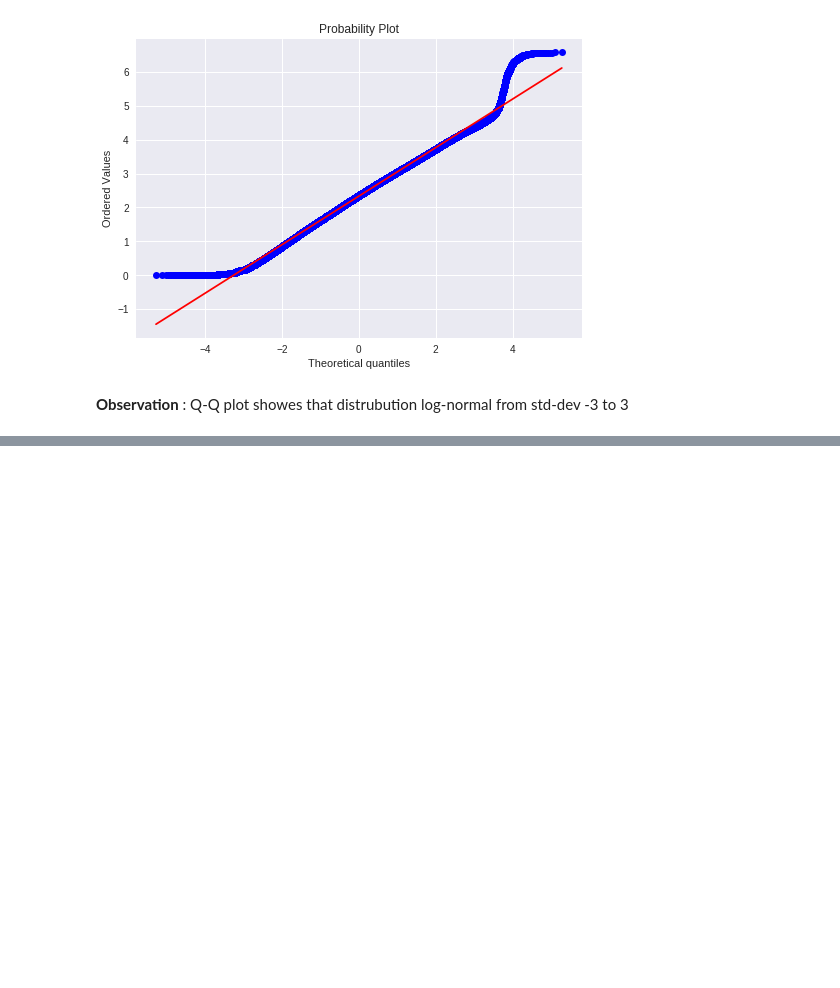
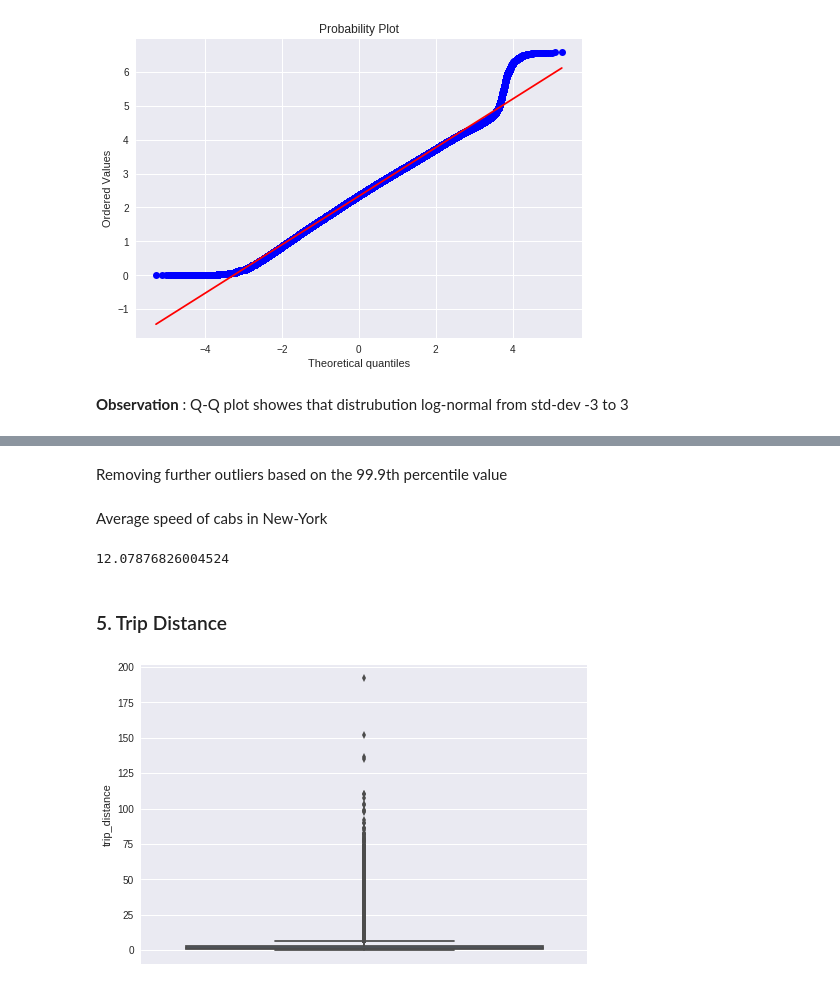
Before and after one commit to hemantmehra/Yellow-Taxi-Demand-Prediction-In-NYC, a Jupyter notebook: Yellow_Taxi_Demand_NYC.ipynb, the cells around one changed output, grey strips where cells are left out. Saved outputs shown, nothing was run; the diff lists cells and outputs as text; code cells hidden in the pictures; blank space fills up the shorter version.

```diff
--- a/Yellow_Taxi_Demand_NYC.ipynb
+++ b/Yellow_Taxi_Demand_NYC.ipynb
@@ -362,0 +425,17 @@ plt.show()
+# %% [markdown]
+Removing further outliers based on the 99.9th percentile value
+# %%
+frame_with_durations_modified=frame_with_durations[(frame_with_durations.Speed>0) & (frame_with_durations.Speed<45.31)]
+# %% [markdown]
+Average speed of cabs in New-York
+# %%
+sum(frame_with_durations_modified["Speed"]) / float(len(frame_with_durations_modified["Speed"]))
+# %% [output]
+12.07876826004524
+# %% [markdown]
+### 5. Trip Distance
+# %%
+sns.boxplot(y="trip_distance", data =frame_with_durations_modified)
+plt.show()
+# %% [output]
+[figure, added]
```
Also changed, not shown: parts of 23 cells of this notebook.
